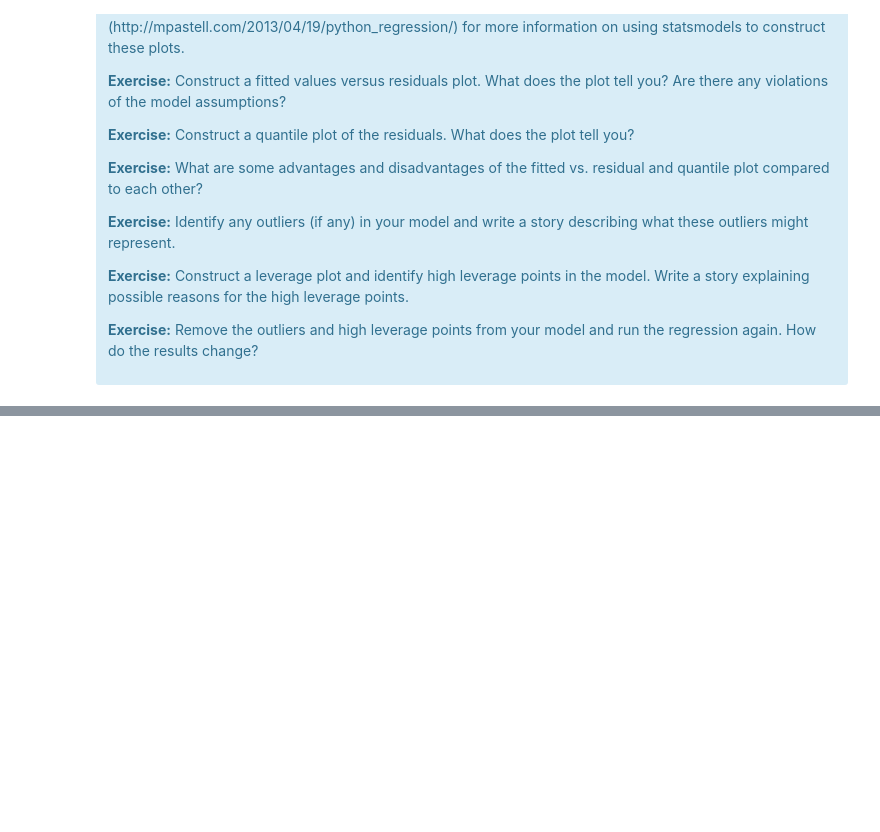
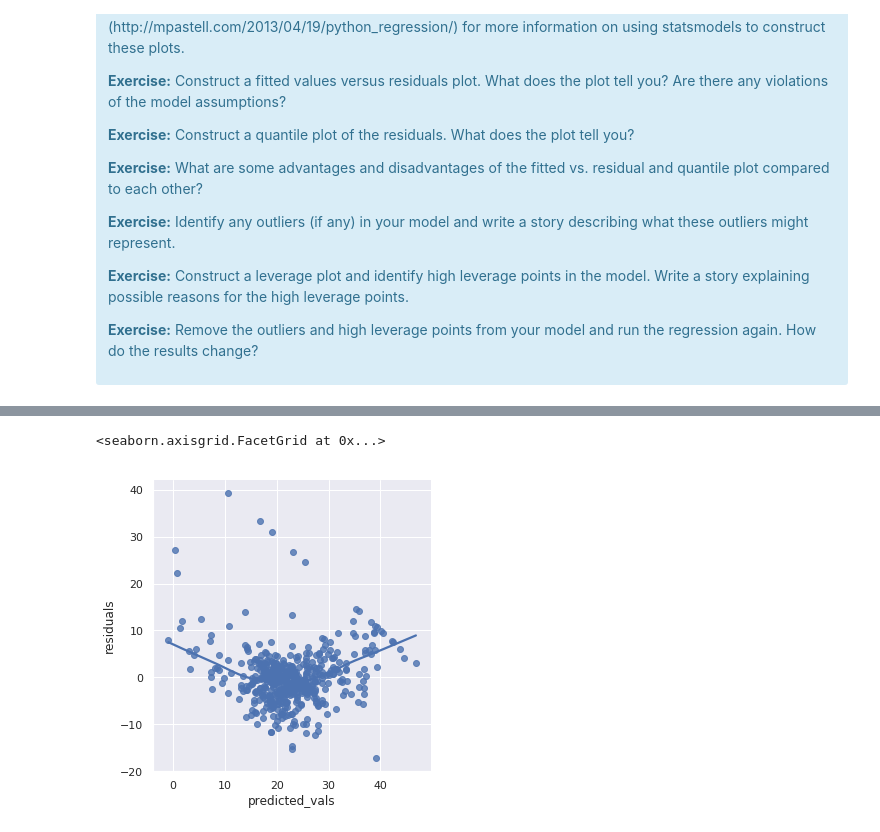
Before and after one commit to sirisurab/springboard, a Jupyter notebook: linear_regression/Mini_Project_Linear_Regression.ipynb, the cells around one changed output, grey strips where cells are left out. Drawn from its saved outputs; the diff is of its cells as text; code cells hidden in the pictures; blank space fills up the shorter version.

```diff
--- a/linear_regression/Mini_Project_Linear_Regression.ipynb
+++ b/linear_regression/Mini_Project_Linear_Regression.ipynb
@@ -991,0 +1157,6 @@ There are some other issues that are important investigate with linear regressio
+# %%
+# plot of residuals vs. predicted values
+sns.lmplot(x='predicted_vals', y='residuals', data=df, lowess=True)
+# %% [output]
+<seaborn.axisgrid.FacetGrid at 0x...>
+[figure, added]
```
Also changed, not shown: parts of 31 cells of this notebook.
